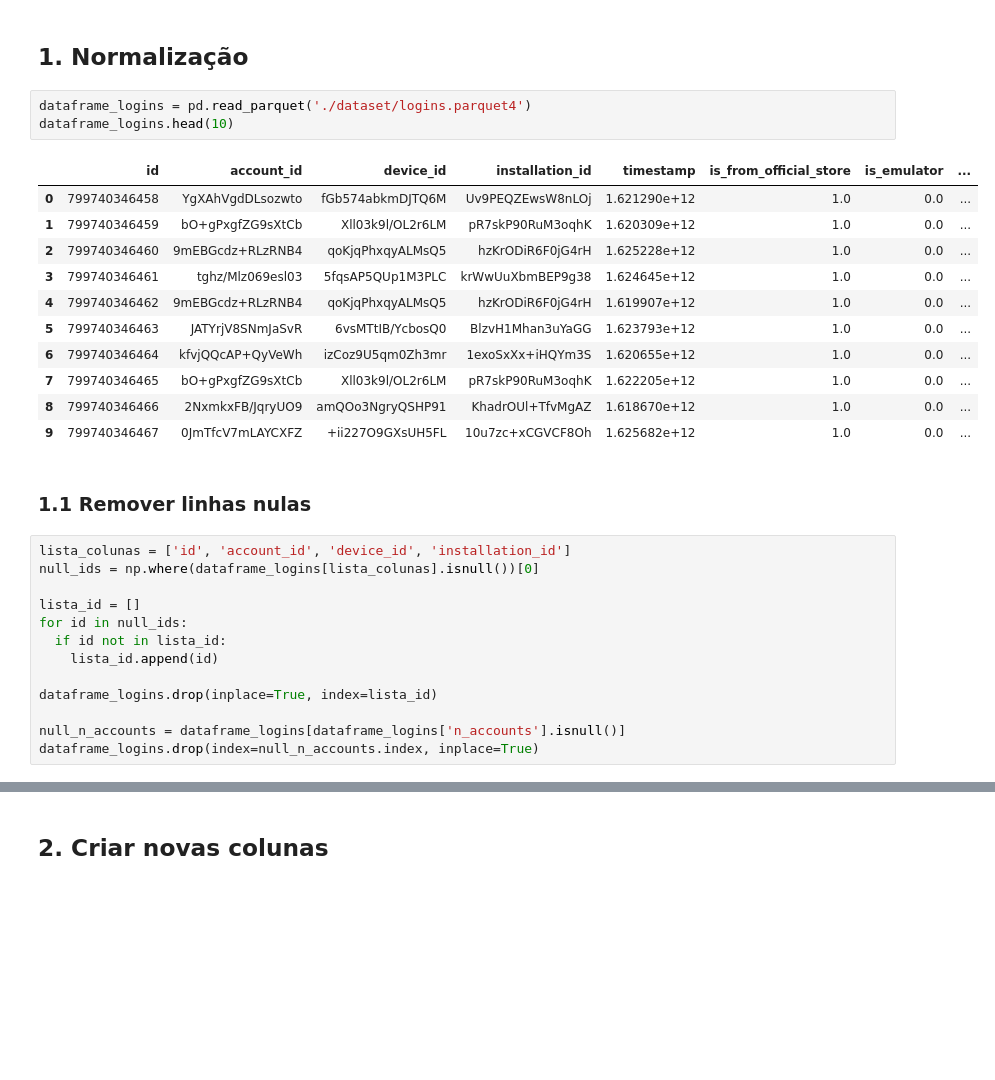
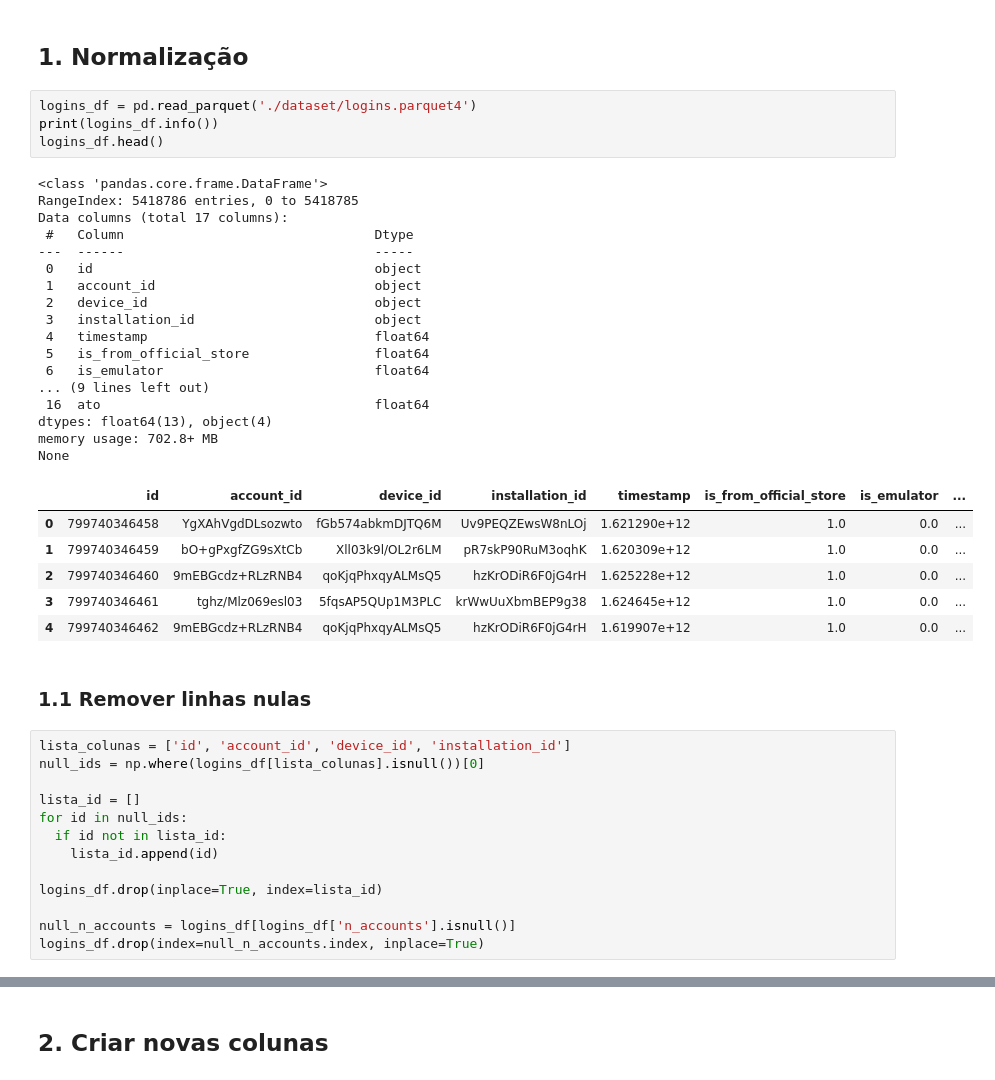
Before and after one commit to pedrosena138/projeto-if997, a Jupyter notebook: Projeto.ipynb, the cells around one changed output, grey strips where cells are left out. Drawn from its saved outputs; the diff is of its cells as text; blank space fills up the shorter version.

```diff
--- a/Projeto.ipynb
+++ b/Projeto.ipynb
@@ -46,32 +46,45 @@ sns.set()
 # %% [markdown]
 ## 1. Normalização
 # %%
-dataframe_logins = pd.read_parquet('./dataset/logins.parquet4')
-dataframe_logins.head(10)
+logins_df = pd.read_parquet('./dataset/logins.parquet4')
+print(logins_df.info())
+logins_df.head()
 # %% [output]
+<class 'pandas.core.frame.DataFrame'>
+RangeIndex: 5418786 entries, 0 to 5418785
+Data columns (total 17 columns):
+ #   Column                                Dtype
+---  ------                                -----
+ 0   id                                    object
+ 1   account_id                            object
+ 2   device_id                             object
+ 3   installation_id                       object
+ 4   timestamp                             float64
+ 5   is_from_official_store                float64
+ 6   is_emulator                           float64
+... (9 lines left out)
+ 16  ato                                   float64
+dtypes: float64(13), object(4)
+memory usage: 702.8+ MB
+None
 |  | id | account_id | device_id | installation_id | timestamp | is_from_official_store | is_emulator | ... |
 | 0 | 799740346458 | YgXAhVgdDLsozwto | fGb574abkmDJTQ6M | Uv9PEQZEwsW8nLOj | 1.621290e+12 | 1.0 | 0.0 | ... |
 | 1 | 799740346459 | bO+gPxgfZG9sXtCb | Xll03k9l/OL2r6LM | pR7skP90RuM3oqhK | 1.620309e+12 | 1.0 | 0.0 | ... |
 | 2 | 799740346460 | 9mEBGcdz+RLzRNB4 | qoKjqPhxqyALMsQ5 | hzKrODiR6F0jG4rH | 1.625228e+12 | 1.0 | 0.0 | ... |
 | 3 | 799740346461 | tghz/Mlz069esl03 | 5fqsAP5QUp1M3PLC | krWwUuXbmBEP9g38 | 1.624645e+12 | 1.0 | 0.0 | ... |
 | 4 | 799740346462 | 9mEBGcdz+RLzRNB4 | qoKjqPhxqyALMsQ5 | hzKrODiR6F0jG4rH | 1.619907e+12 | 1.0 | 0.0 | ... |
-| 5 | 799740346463 | JATYrjV8SNmJaSvR | 6vsMTtIB/YcbosQ0 | BlzvH1Mhan3uYaGG | 1.623793e+12 | 1.0 | 0.0 | ... |
-| 6 | 799740346464 | kfvjQQcAP+QyVeWh | izCoz9U5qm0Zh3mr | 1exoSxXx+iHQYm3S | 1.620655e+12 | 1.0 | 0.0 | ... |
-| 7 | 799740346465 | bO+gPxgfZG9sXtCb | Xll03k9l/OL2r6LM | pR7skP90RuM3oqhK | 1.622205e+12 | 1.0 | 0.0 | ... |
-| 8 | 799740346466 | 2NxmkxFB/JqryUO9 | amQOo3NgryQSHP91 | KhadrOUl+TfvMgAZ | 1.618670e+12 | 1.0 | 0.0 | ... |
-| 9 | 799740346467 | 0JmTfcV7mLAYCXFZ | +ii227O9GXsUH5FL | 10u7zc+xCGVCF8Oh | 1.625682e+12 | 1.0 | 0.0 | ... |
 # %% [markdown]
 ### 1.1 Remover linhas nulas
 # %%
 lista_colunas = ['id', 'account_id', 'device_id', 'installation_id']
-null_ids = np.where(dataframe_logins[lista_colunas].isnull())[0]
+null_ids = np.where(logins_df[lista_colunas].isnull())[0]
 
 lista_id = []
 for id in null_ids:
   if id not in lista_id:
     lista_id.append(id)
 
-dataframe_logins.drop(inplace=True, index=lista_id)
+logins_df.drop(inplace=True, index=lista_id)
 
-null_n_accounts = dataframe_logins[dataframe_logins['n_accounts'].isnull()]
-dataframe_logins.drop(index=null_n_accounts.index, inplace=True)
+null_n_accounts = logins_df[logins_df['n_accounts'].isnull()]
+logins_df.drop(index=null_n_accounts.index, inplace=True)
```
Also changed, not shown: parts of 16 cells of this notebook.
